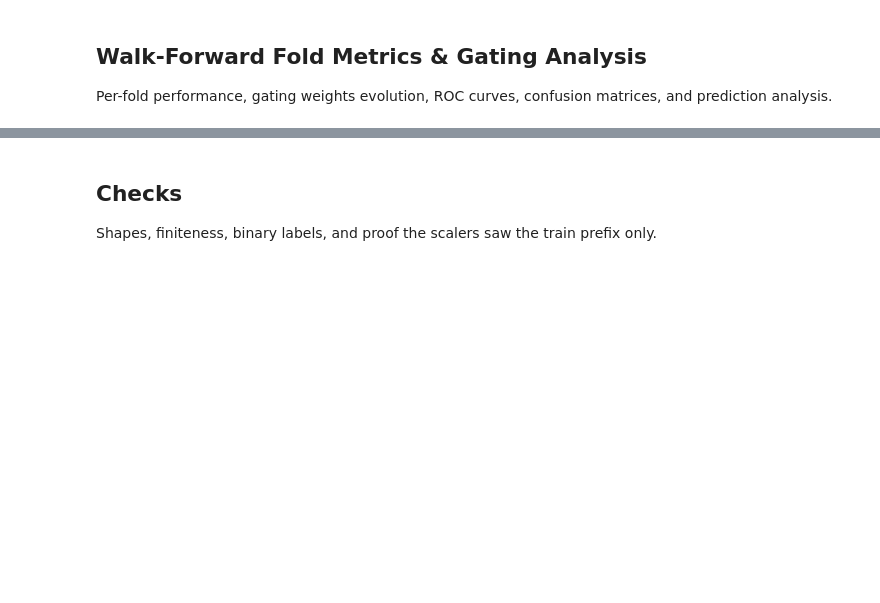
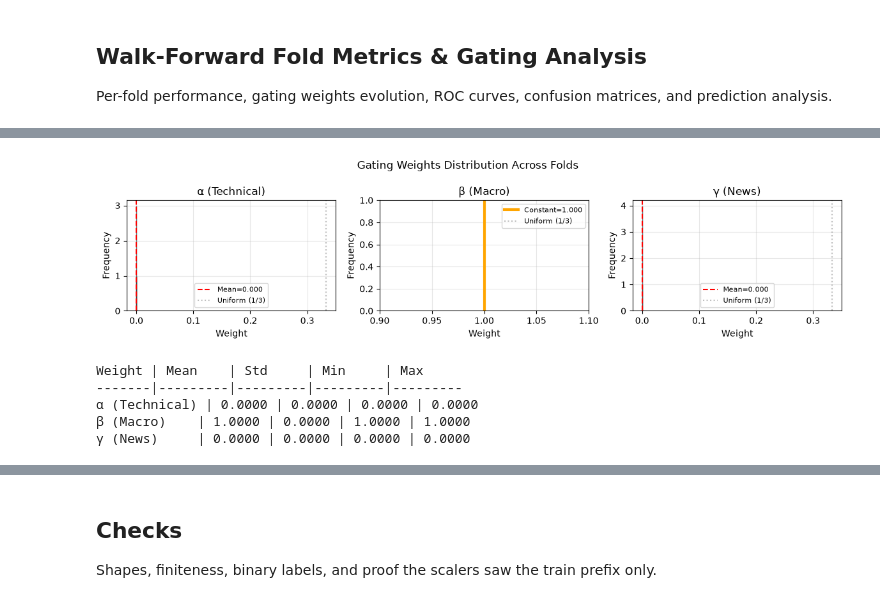
Before and after one commit to jwjooth/msdl-jci, a Jupyter notebook: notebooks/development.ipynb, the cells around one changed output, grey strips where cells are left out. Cells and saved outputs as stored; diff of their text form; code cells hidden in the pictures; blank space fills up the shorter version.

```diff
--- a/notebooks/development.ipynb
+++ b/notebooks/development.ipynb
@@ -750,39 +1030,50 @@ else:
 # %%
-# Gating weights distribution histograms
-if _HAS_TORCH and wf_metrics and "weights_list" in wf_metrics:
-    weights = np.array(wf_metrics["weights_list"])
+from sklearn.metrics import confusion_matrix
+
+if _HAS_TORCH and wf_metrics and 'weights_list' in wf_metrics:
+    weights = np.array(wf_metrics['weights_list'])
 
     fig, axes = plt.subplots(1, 3, figsize=(12, 3))
-    labels = ["α (Technical)", "β (Macro)", "γ (News)"]
-    colors = ["steelblue", "orange", "green"]
+    labels = ['α (Technical)', 'β (Macro)', 'γ (News)']
+    colors = ['steelblue', 'orange', 'green']
 
     for i, (ax, label, color) in enumerate(zip(axes, labels, colors)):
-        ax.hist(weights[:, i], bins=10, color=color, alpha=0.7, edgecolor="black")
-        ax.axvline(
-            weights[:, i].mean(),
-            color="red",
-            linestyle="--",
-            label=f"Mean={weights[:, i].mean():.3f}",
-        )
-        ax.axvline(1 / 3, color="gray", linestyle=":", alpha=0.5, label="Uniform (1/3)")
-        ax.set_xlabel("Weight")
-        ax.set_ylabel("Frequency")
+        w = weights[:, i]
+        # Handle constant weights (all same value)
+        if w.max() == w.min():
+            ax.axvline(w[0], color=color, linestyle='-', linewidth=3, label=f'Constant={w[0]:.3f}')
+            ax.axvline(1/3, color='gray', linestyle=':', alpha=0.5, label='Uniform (1/3)')
+            ax.set_xlim(w[0] - 0.1, w[0] + 0.1)
+        else:
+            ax.hist(w, bins=10, color=color, alpha=0.7, edgecolor='black')
+            ax.axvline(w.mean(), color='red', linestyle='--',
+                       label=f'Mean={w.mean():.3f}')
+            ax.axvline(1/3, color='gray', linestyle=':', alpha=0.5, label='Uniform (1/3)')
+        ax.set_xlabel('Weight')
+        ax.set_ylabel('Frequency')
         ax.set_title(label)
         ax.legend(fontsize=8)
         ax.grid(True, alpha=0.3)
 
-    plt.suptitle("Gating Weights Distribution Across Folds")
+    plt.suptitle('Gating Weights Distribution Across Folds')
     plt.tight_layout()
     plt.show()
 
     # Statistics
     print("Weight | Mean    | Std     | Min     | Max")
     print("-------|---------|---------|---------|---------")
-    for i, label in enumerate(["α (Technical)", "β (Macro)", "γ (News)"]):
+    for i, label in enumerate(['α (Technical)', 'β (Macro)', 'γ (News)']):
         w = weights[:, i]
         print(f"{label:12s} | {w.mean():.4f} | {w.std():.4f} | {w.min():.4f} | {w.max():.4f}")
 else:
     print("No gating weights for distribution visualization.")
+# %% [output]
+[figure, added]
+Weight | Mean    | Std     | Min     | Max
+-------|---------|---------|---------|---------
+α (Technical) | 0.0000 | 0.0000 | 0.0000 | 0.0000
+β (Macro)    | 1.0000 | 0.0000 | 1.0000 | 1.0000
+γ (News)     | 0.0000 | 0.0000 | 0.0000 | 0.0000
 # %%
 # Prediction confidence histogram
 if _HAS_TORCH and wf_metrics and "preds" in wf_metrics:
```
Also changed, not shown: parts of 14 cells of this notebook, 1 other file.
